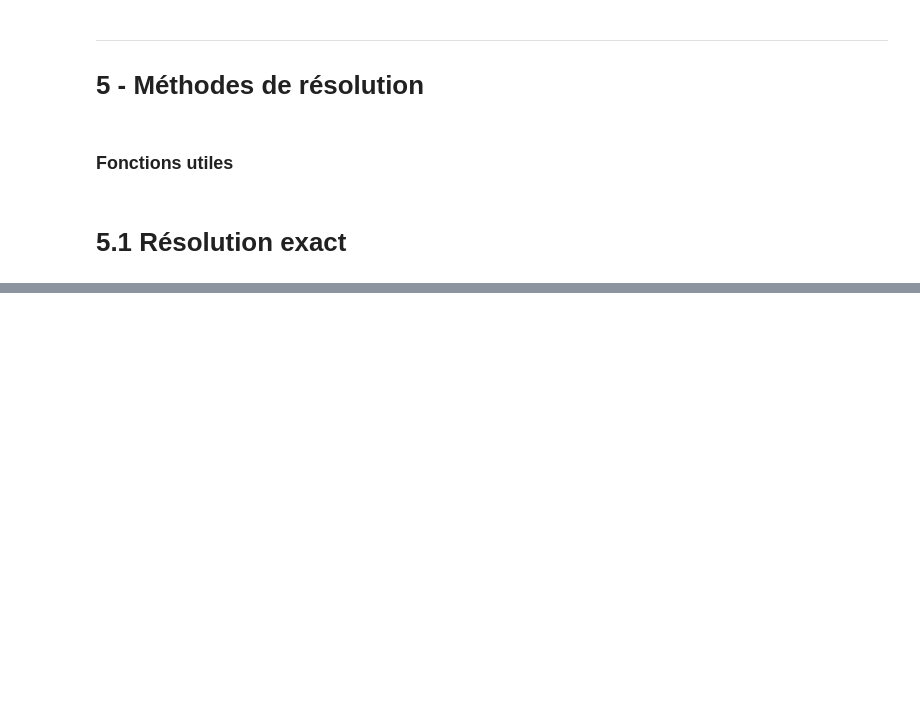
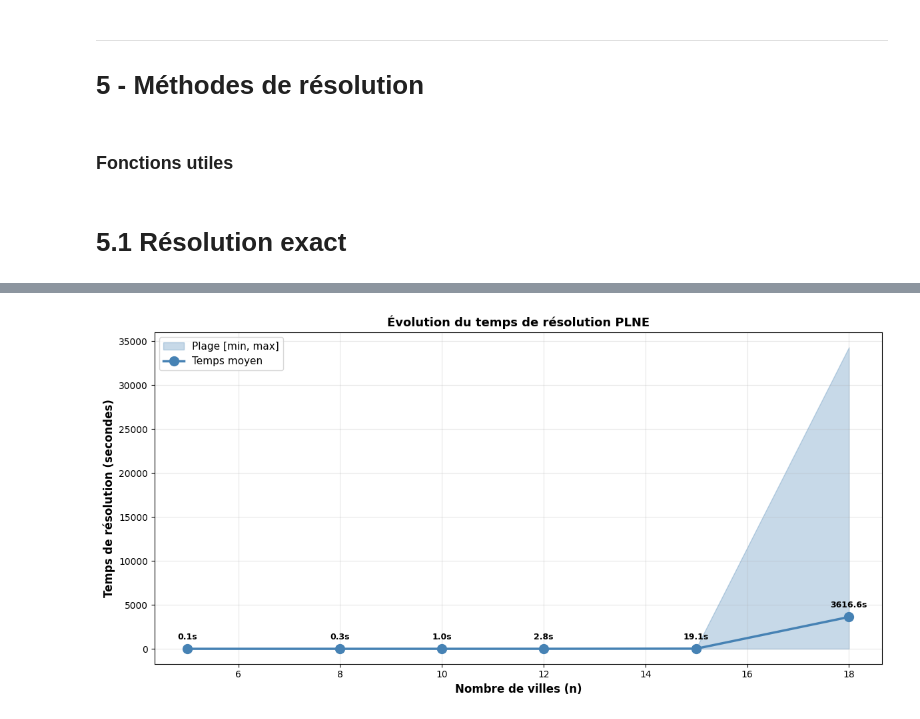
Before and after one commit to RobinNoiret/school-fisa3-recherche_operationnelle, a Jupyter notebook: RN-livrable.ipynb, the cells around one changed output, grey strips where cells are left out. Cells and saved outputs as stored; diff of their text form; code cells hidden in the pictures; blank space fills up the shorter version.

```diff
--- a/RN-livrable.ipynb
+++ b/RN-livrable.ipynb
@@ -598,8 +1068,0 @@ Toutes les dépendances sont respectées
-# %%
-df = orchestrer_benchmarks(
-    tailles_n=[10, 15, 20, 25],
-    nb_instances_par_taille=5,
-    pct_travaux=0.05,
-    pct_interdites=0.02,
-    pct_dependances=0.10
-)
@@ -616,0 +1071,87 @@ RÉSULTATS - Complexité de la résolution exacte
+# %%
+def benchmark_resolution_exacte(tailles_n, nb_instances_par_taille=5, **kwargs_generer):
+    """Benchmark PLNE : montre l'explosion du temps de résolution avec la taille"""
+    resultats = []
+    total_tests = len(tailles_n) * nb_instances_par_taille
+
+    bar = IntProgress(min=0, max=total_tests, layout={"width": "100%"})
+    display(bar)
+
+    for n in tailles_n:
+        temps_par_instance = []
+        couts_par_instance = []
+
+        for run in range(nb_instances_par_taille):
+            coords, dist, aretes_travaux, aretes_interdites, dependances = generer_instance(
+                n=n, seed=200 + run, **kwargs_generer
+            )
+
+            tournee, cout, duree = resoudre_tsp_plne(
+                dist, coords, aretes_travaux, aretes_interdites, dependances, verbose=False
+            )
+
+            if tournee is not None:
+                temps_par_instance.append(duree)
+                couts_par_instance.append(cout)
+
+            bar.value += 1
+
+        if temps_par_instance:
+            temps_moyen = np.mean(temps_par_instance)
+            temps_min = np.min(temps_par_instance)
+            temps_max = np.max(temps_par_instance)
+            nb_aretes = n * (n - 1) // 2
+
+            resultats.append({
+                'n': n,
+                'Instances': len(temps_par_instance),
+                'Temps moyen (s)': f"{temps_moyen:.2f}",
+                'Temps min (s)': f"{temps_min:.2f}",
+                'Temps max (s)': f"{temps_max:.2f}",
+                'Arêtes': nb_aretes,
+                'Coût moyen': f"{np.mean(couts_par_instance):.0f}"
+            })
+
+    bar.close()
+
+    df = pd.DataFrame(resultats)
+    print("\n" + "="*100)
+    print("BENCHMARK - Résolution exacte (PLNE) : Évolution du temps avec la taille")
+    print("="*100)
+    print(df.to_string(index=False))
+
+    n_values = [r['n'] for r in resultats]
+    temps_moyens_vals = [float(r['Temps moyen (s)']) for r in resultats]
+    temps_mins_vals = [float(r['Temps min (s)']) for r in resultats]
+    temps_maxs_vals = [float(r['Temps max (s)']) for r in resultats]
+
+    fig, ax = plt.subplots(figsize=(12, 6))
+
+    ax.fill_between(n_values, temps_mins_vals, temps_maxs_vals, alpha=0.3, color='steelblue', label='Plage [min, max]')
+    ax.plot(n_values, temps_moyens_vals, 'o-', linewidth=2.5, markersize=10, color='steelblue', label='Temps moyen')
+
+    # Annoter chaque point avec la valeur
+    for n, t_moyen in zip(n_values, temps_moyens_vals):
+        ax.annotate(f'{t_moyen:.1f}s', xy=(n, t_moyen), xytext=(0, 10),
+                   textcoords='offset points', ha='center', fontsize=9, fontweight='bold')
+
+    ax.set_xlabel('Nombre de villes (n)', fontsize=12, fontweight='bold')
+    ax.set_ylabel('Temps de résolution (secondes)', fontsize=12, fontweight='bold')
+    ax.set_title('Évolution du temps de résolution PLNE', fontsize=13, fontweight='bold')
+    ax.grid(True, alpha=0.3)
+    ax.legend(fontsize=11, loc='upper left')
+
+    plt.tight_layout()
+    plt.show()
+
+    return df
+
+# Exécuter le benchmark
+df_benchmark = benchmark_resolution_exacte(
+    tailles_n=[5, 8, 10, 12, 15, 18],
+    nb_instances_par_taille=10,
+    pct_travaux=0.05,
+    pct_interdites=0.02,
+    pct_dependances=0.3
+)
+# %% [output]
@@ -616,0 +1169 @@ RÉSULTATS - Complexité de la résolution exacte
+[figure, added]
```
Also changed, not shown: parts of 29 cells of this notebook, 1 other file.
